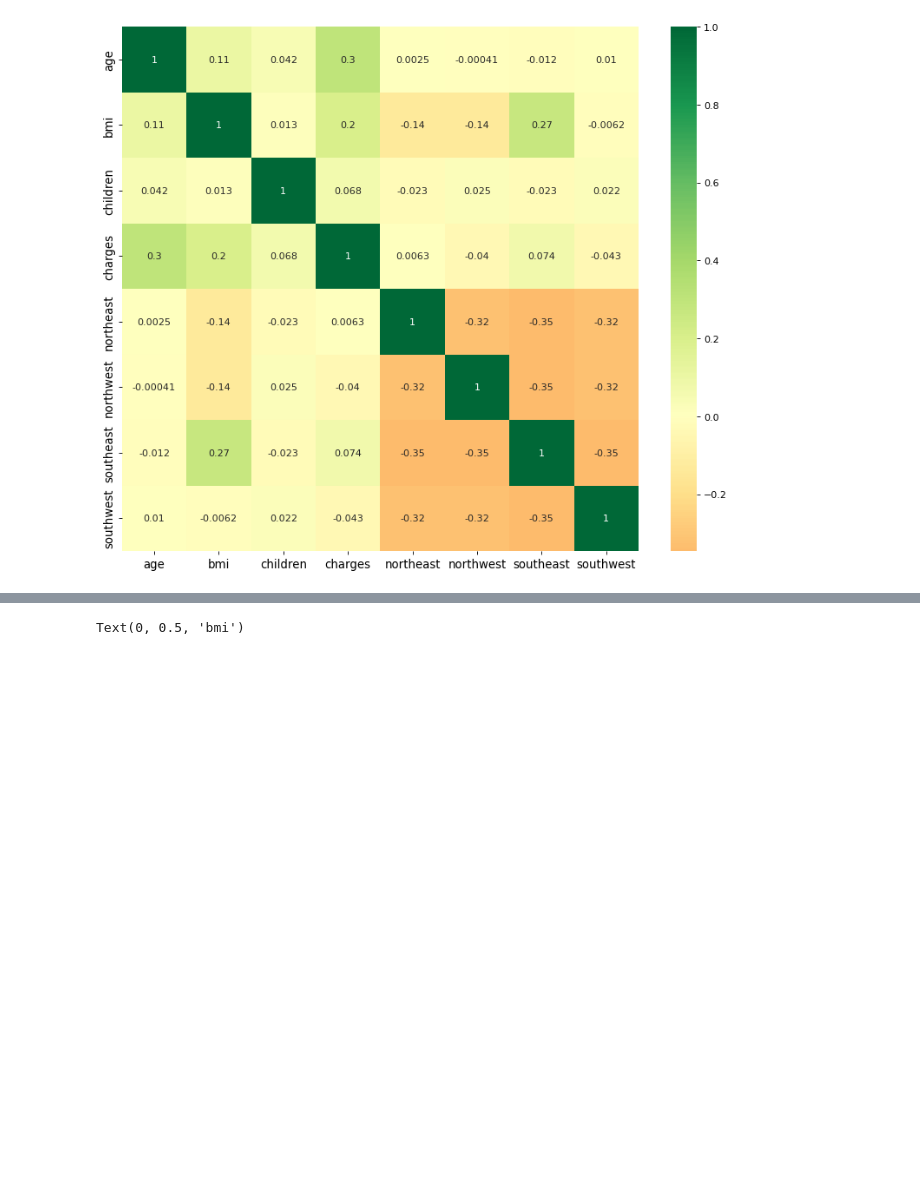
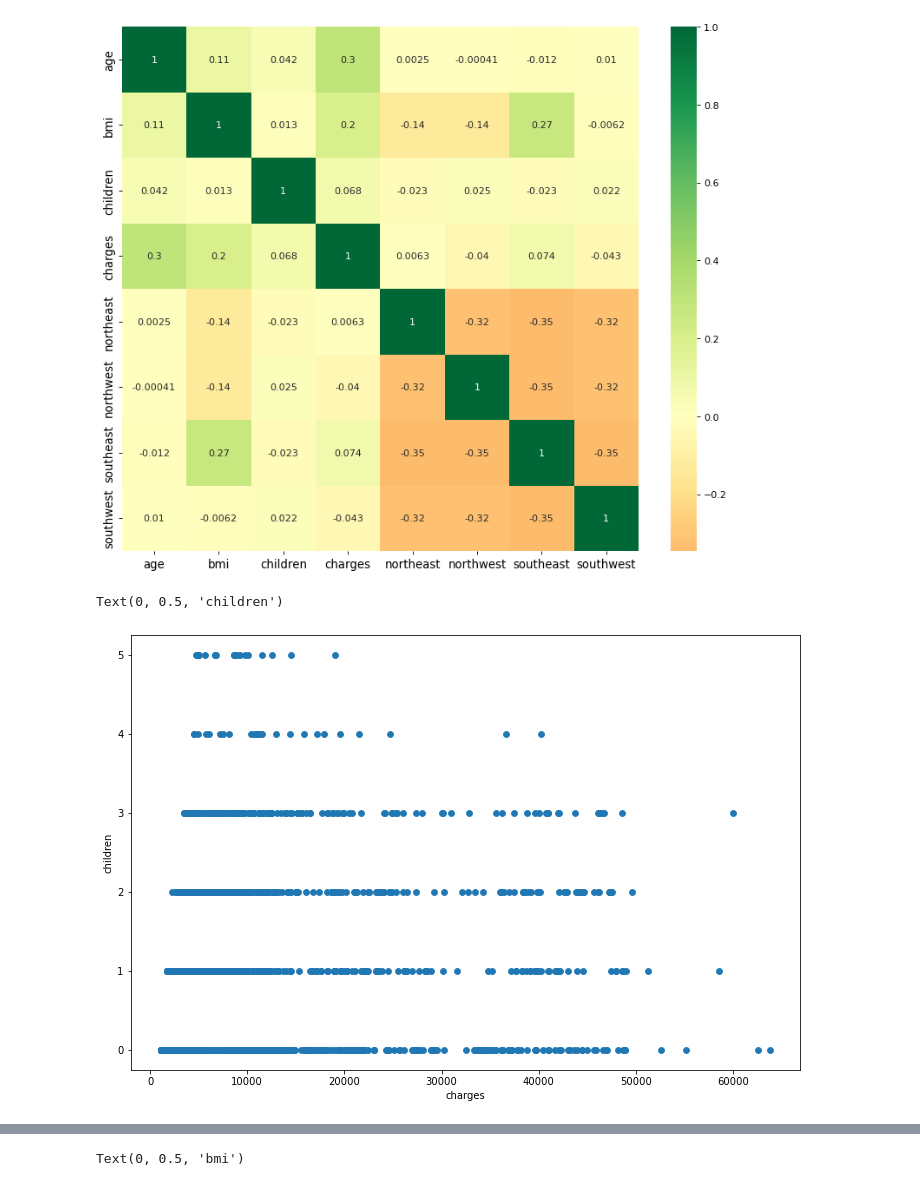
Before and after one commit to Igetsuga/cs, a Jupyter notebook: IDA-practice-5/solution.ipynb, the cells around one changed output, grey strips where cells are left out. Saved outputs shown, nothing was run; the diff lists cells and outputs as text; code cells hidden in the pictures; blank space fills up the shorter version.

```diff
--- a/IDA-practice-5/solution.ipynb
+++ b/IDA-practice-5/solution.ipynb
@@ -192,3 +192,12 @@ plt.yticks(fontsize=12)
 plt.show()
 # %% [output]
 [figure]
+# %%
+plt.figure(figsize=(12,8))
+plt.scatter(data.charges, data.children, linewidth=0.8)
+
+plt.xlabel('charges')
+plt.ylabel('children')
+# %% [output]
+Text(0, 0.5, 'children')
+[figure, added]
```
Also changed, not shown: parts of 12 cells of this notebook, 10 other files.
